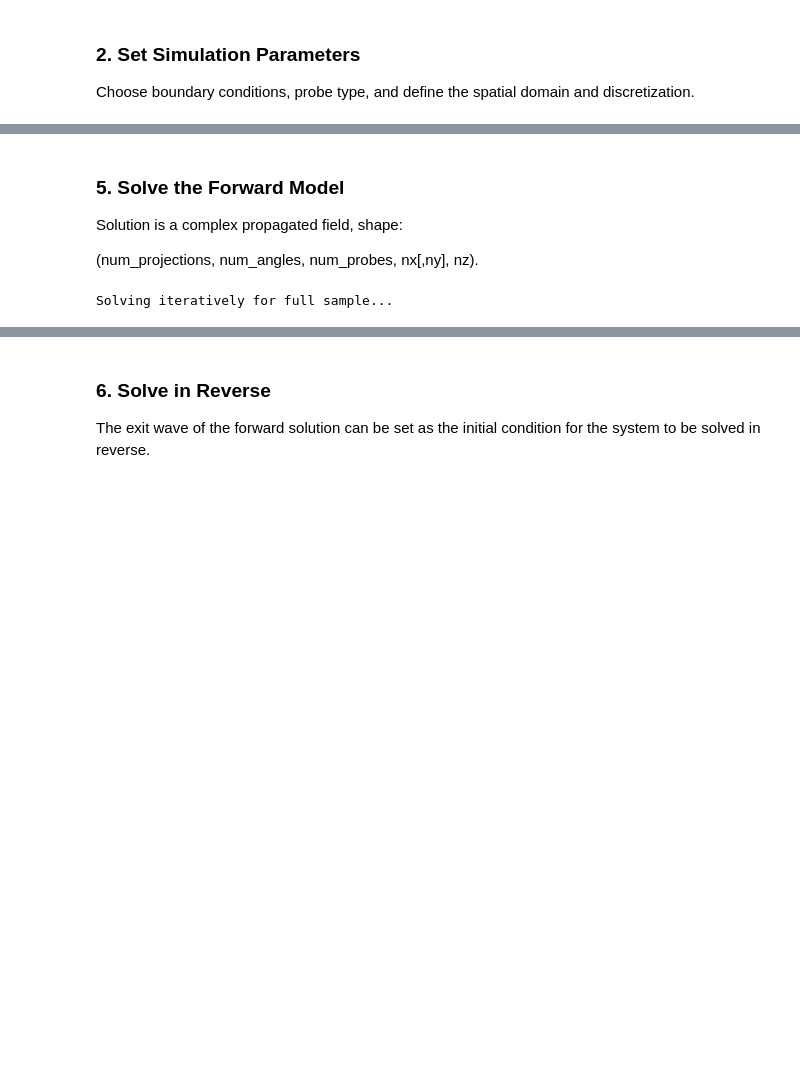
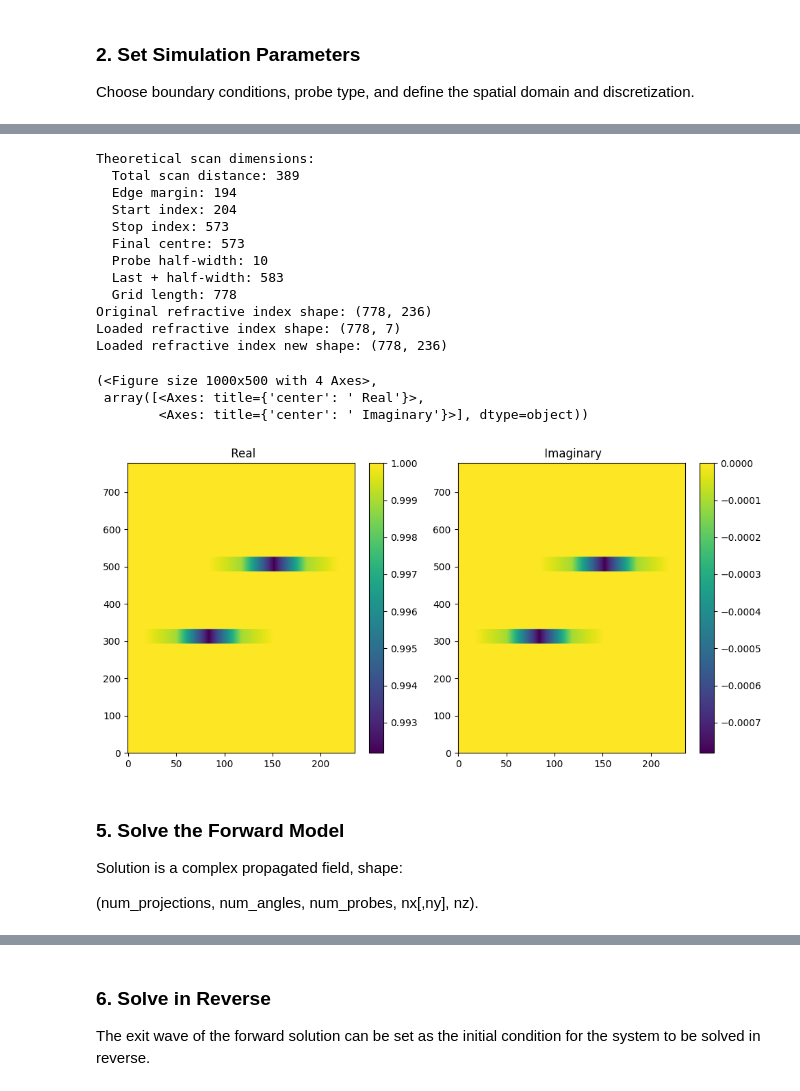
Before and after one commit to bryceshirley/thick_ptycho, a Jupyter notebook: notebooks/4_forward_model_2d.ipynb, the cells around one changed output, grey strips where cells are left out. Cells and saved outputs as stored; diff of their text form; code cells hidden in the pictures; blank space fills up the shorter version.

```diff
--- a/notebooks/4_forward_model_2d.ipynb
+++ b/notebooks/4_forward_model_2d.ipynb
@@ -151,0 +155,39 @@ Theoretical scan dimensions:
+# %%
+# --- Discretization parameters ---
+z_range = zlims[1] - zlims[0]
+dz = wavelength / 2
+nz = int(z_range / dz)
+
+# TODO: Make this padding apply to all dimensions
+probe_width = probe_dimensions_discrete[0]
+min_nx = (scan_points - 1) * step_size + probe_width
+discrete_dimensions = (int(min_nx * pad_factor), nz)
+
+# --- Create the SimulationConfig object ---
+config_pwe = SimulationConfig(
+    continuous_dimensions=continuous_dimensions,
+    discrete_dimensions=discrete_dimensions,
+    probe_dimensions=probe_dimensions_discrete,
+    scan_points=scan_points,
+    step_size=step_size,
+    bc_type=bc_type,
+    probe_type=probe_type,
+    wave_number=k0,
+    probe_diameter_scale=probe_diameter_scale,
+    probe_focus=probe_focus,
+    tomographic_projection_90_degree=False,
+    thin_sample=False,
+    n_medium=n_medium,
+    results_dir="./results",
+    use_logging=True
+)
+
+# --- Create the simulation space ---
+simulation_space_pwe = create_simulation_space(config_pwe)
+simulation_space_pwe.summarize()
+
+# --- Create a Simultated Ptycho Object ---
+ptycho_object_pwe = create_ptycho_object(simulation_space_pwe)
+ptycho_object_pwe.load_and_resize_refractive_index("/home/dnz75396/thick_ptycho/notebooks/results/ptycho_object_n_true.npy")
+simulation_space_pwe.viewer.plot_two_panels(ptycho_object_pwe.n_true,view="real_imag")
+# %% [output]
@@ -152,3 +203,19 @@ Theoretical scan dimensions:
+Theoretical scan dimensions:
+  Total scan distance: 389
+  Edge margin: 194
+  Start index: 204
+  Stop index: 573
+  Final centre: 573
+  Probe half-width: 10
+  Last + half-width: 583
+  Grid length: 778
+Original refractive index shape: (778, 236)
+Loaded refractive index shape: (778, 7)
+Loaded refractive index new shape: (778, 236)
+(<Figure size 1000x500 with 4 Axes>,
+ array([<Axes: title={'center': ' Real'}>,
+        <Axes: title={'center': ' Imaginary'}>], dtype=object))
+[figure, added]
 # %% [markdown]
 ### 5. Solve the Forward Model
 
@@ -158,17 +225,16 @@ Solution is a complex propagated field, shape:
 (num_projections, num_angles, num_probes, nx[,ny], nz).
 # %%
 # Solve Full Space Space, Iterative
-forward_model_iterative = ForwardModelPWEIterative(simulation_space,
-                                ptycho_object,
+
+# --- Create Forward Model ---
+forward_model_pwe = ForwardModelPWEIterative(simulation_space_pwe,
+                                ptycho_object_pwe,
                                 ptycho_probes)
 
 # Iterative solution
-print("Solving iteratively for full sample...")
-u_pwe = forward_model_iterative.solve()[0,0,...]
+u_pwe = forward_model_pwe.solve()[0,0,...]
 
-exit_waves =forward_model_iterative.get_exit_waves(u_pwe)
-intensities = forward_model_iterative.get_farfield_intensities(exit_waves=exit_waves,
-                                                               poisson_noise=True)
+exit_waves = forward_model_pwe.get_exit_waves(u_pwe)
+intensities = forward_model_pwe.get_farfield_intensities(exit_waves=exit_waves,
+                                                           poisson_noise=True)
-# %% [output]
-Solving iteratively for full sample...
 # %%
```
Also changed, not shown: parts of 8 cells of this notebook, 13 other files.
